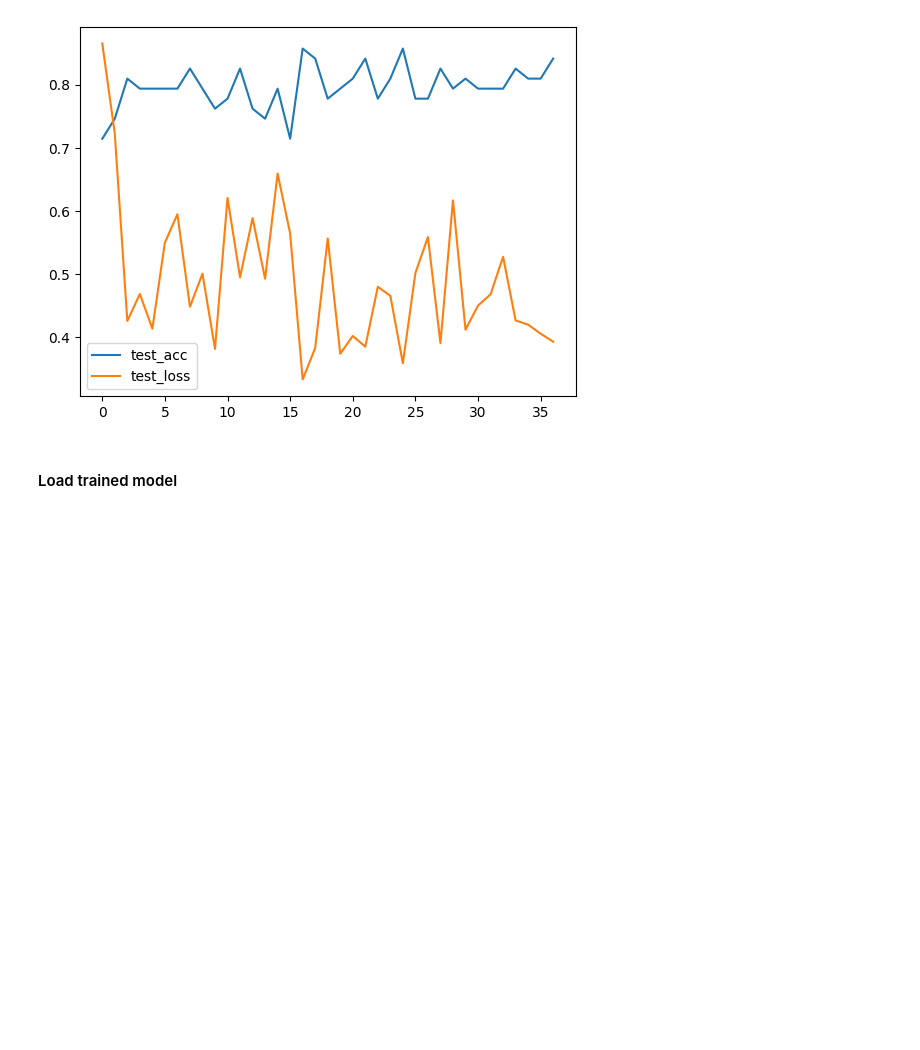
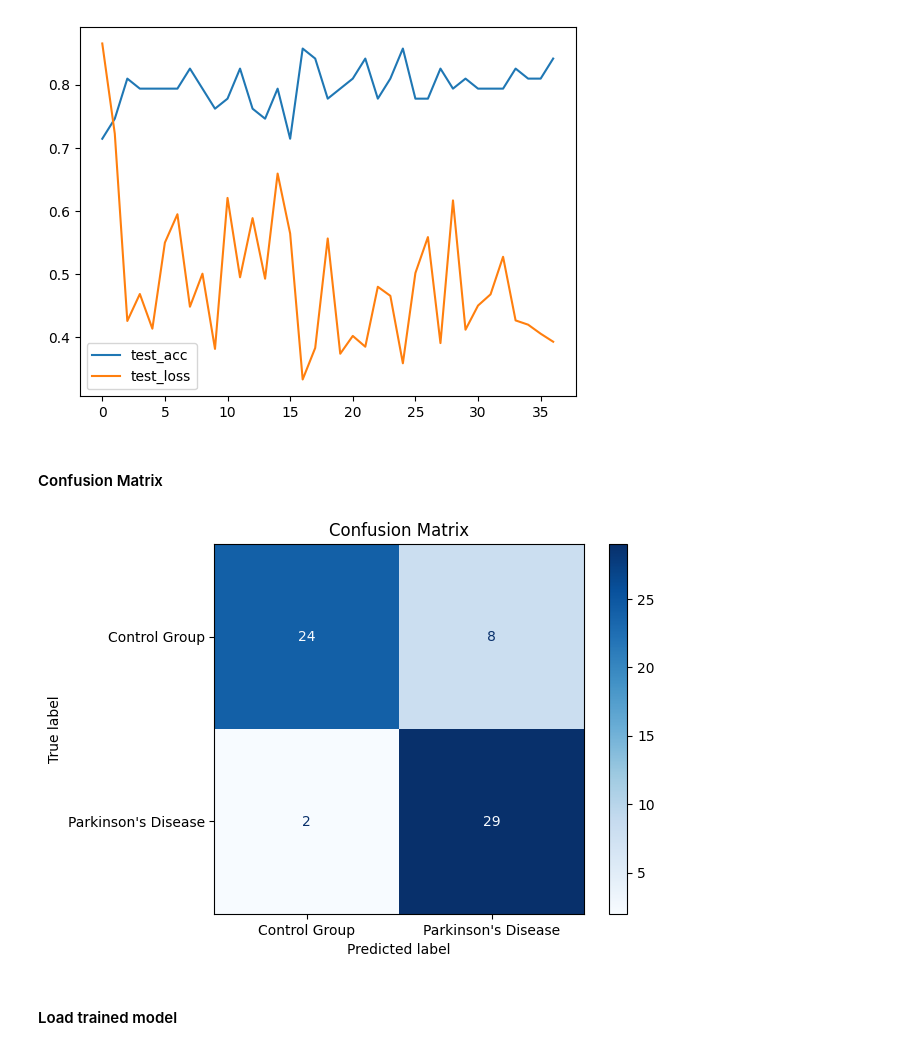
Before and after one commit to dantedellatogna/ParkinsonMRI, a Jupyter notebook: parkinson_classification.ipynb, the cells around one changed output. Cells and saved outputs as stored; diff of their text form; code cells hidden in the pictures; blank space fills up the shorter version.

Commit message:
Confusion Matrix

```diff
--- a/parkinson_classification.ipynb
+++ b/parkinson_classification.ipynb
@@ -523,6 +523,38 @@ plt.show()
 # %% [output]
 [figure]
 [figure]
+# %% [markdown]
+#### Confusion Matrix
+# %%
+from sklearn.metrics import confusion_matrix, ConfusionMatrixDisplay
+import torch
+import numpy as np
+import matplotlib.pyplot as plt
+
+model.eval()
+
+all_preds = []
+all_labels = []
+
+with torch.no_grad():
+    for inputs, labels in test_loader:
+        inputs = inputs.to(device)
+        labels = labels.to(device)
+
+        outputs = model(inputs)
+        preds = torch.sigmoid(outputs).cpu().numpy()
+
+        preds = (preds > 0.5).astype(int)
+        all_preds.extend(preds)
+        all_labels.extend(labels.cpu().numpy())
+
+cm = confusion_matrix(all_labels, all_preds)
+disp = ConfusionMatrixDisplay(confusion_matrix=cm, display_labels=["Control Group", "Parkinson's Disease"])
+disp.plot(cmap="Blues")
+plt.title("Confusion Matrix")
+plt.show()
+# %% [output]
+[figure, added]
 # %% [markdown]
 #### Load trained model
 # %%
```
